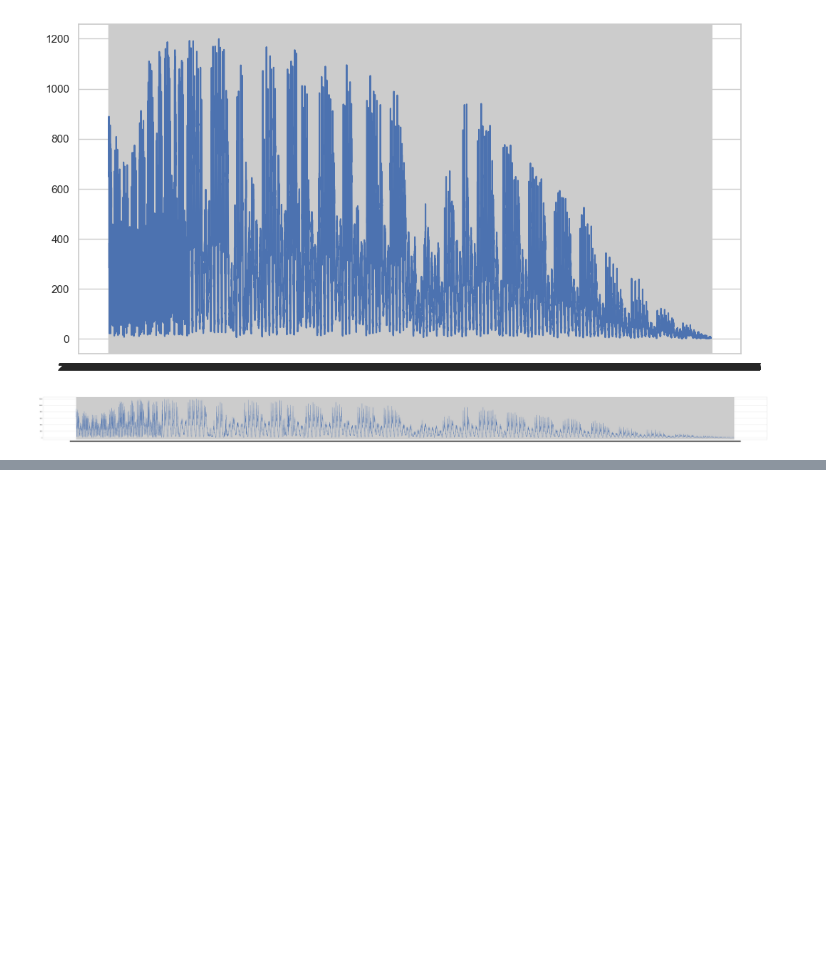
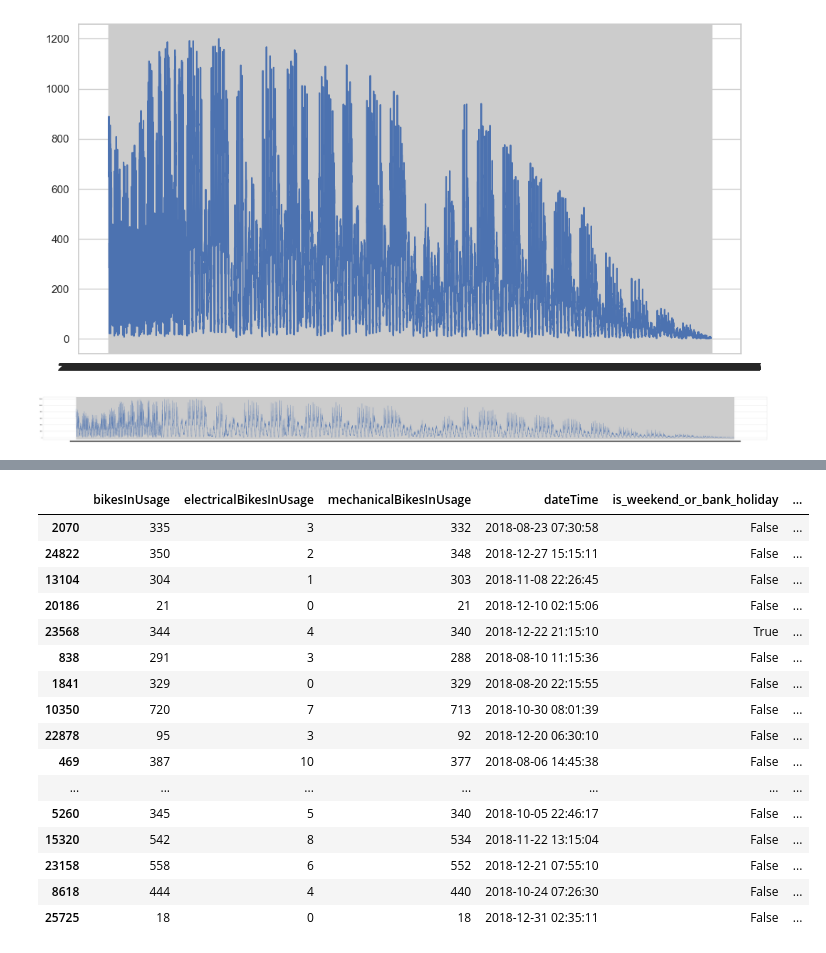
Before and after one commit to edwardrodgermartinez/Final-Project-Predictive-Modelling-for-Bicing-Use, a Jupyter notebook: exploring_cleaning.ipynb, the cells around one changed output, grey strips where cells are left out. Cells and saved outputs as stored; diff of their text form; code cells hidden in the pictures; blank space fills up the shorter version.

```diff
--- a/exploring_cleaning.ipynb
+++ b/exploring_cleaning.ipynb
@@ -88,0 +217,42 @@ df_2
+# %%
+def get_temperature(row):
+    hour_category = row['dateTime'].replace(minute=0, second=0, microsecond=0)
+    matching_row = hourly_weather_df[hourly_weather_df['date'] == hour_category]
+
+    if not matching_row.empty:
+        return matching_row.iloc[0]['temperature_2m']
+    else:
+        return None
+# %%
+def get_precipitation(row):
+    hour_category = row['dateTime'].replace(minute=0, second=0, microsecond=0)
+    matching_row = hourly_weather_df[hourly_weather_df['date'] == hour_category]
+
+    if not matching_row.empty:
+        return matching_row.iloc[0]['rain']
+    else:
+        return None
+# %%
+df_2['temperature'] = df_2.apply(get_temperature, axis=1)
+# %%
+df_2['precipitation'] = df_2.apply(get_precipitation, axis=1)
+# %%
+df_2.sample(20)
+# %% [output]
+|  | bikesInUsage | electricalBikesInUsage | mechanicalBikesInUsage | dateTime | is_weekend_or_bank_holiday | ... |
+| 2070 | 335 | 3 | 332 | 2018-08-23 07:30:58 | False | ... |
+| 24822 | 350 | 2 | 348 | 2018-12-27 15:15:11 | False | ... |
+| 13104 | 304 | 1 | 303 | 2018-11-08 22:26:45 | False | ... |
+| 20186 | 21 | 0 | 21 | 2018-12-10 02:15:06 | False | ... |
+| 23568 | 344 | 4 | 340 | 2018-12-22 21:15:10 | True | ... |
+| 838 | 291 | 3 | 288 | 2018-08-10 11:15:36 | False | ... |
+| 1841 | 329 | 0 | 329 | 2018-08-20 22:15:55 | False | ... |
+| 10350 | 720 | 7 | 713 | 2018-10-30 08:01:39 | False | ... |
+| 22878 | 95 | 3 | 92 | 2018-12-20 06:30:10 | False | ... |
+| 469 | 387 | 10 | 377 | 2018-08-06 14:45:38 | False | ... |
+| ... | ... | ... | ... | ... | ... | ... |
+| 5260 | 345 | 5 | 340 | 2018-10-05 22:46:17 | False | ... |
+| 15320 | 542 | 8 | 534 | 2018-11-22 13:15:04 | False | ... |
+| 23158 | 558 | 6 | 552 | 2018-12-21 07:55:10 | False | ... |
+| 8618 | 444 | 4 | 440 | 2018-10-24 07:26:30 | False | ... |
+| 25725 | 18 | 0 | 18 | 2018-12-31 02:35:11 | False | ... |
```
Also changed, not shown: parts of 24 cells of this notebook, 1 other file.
